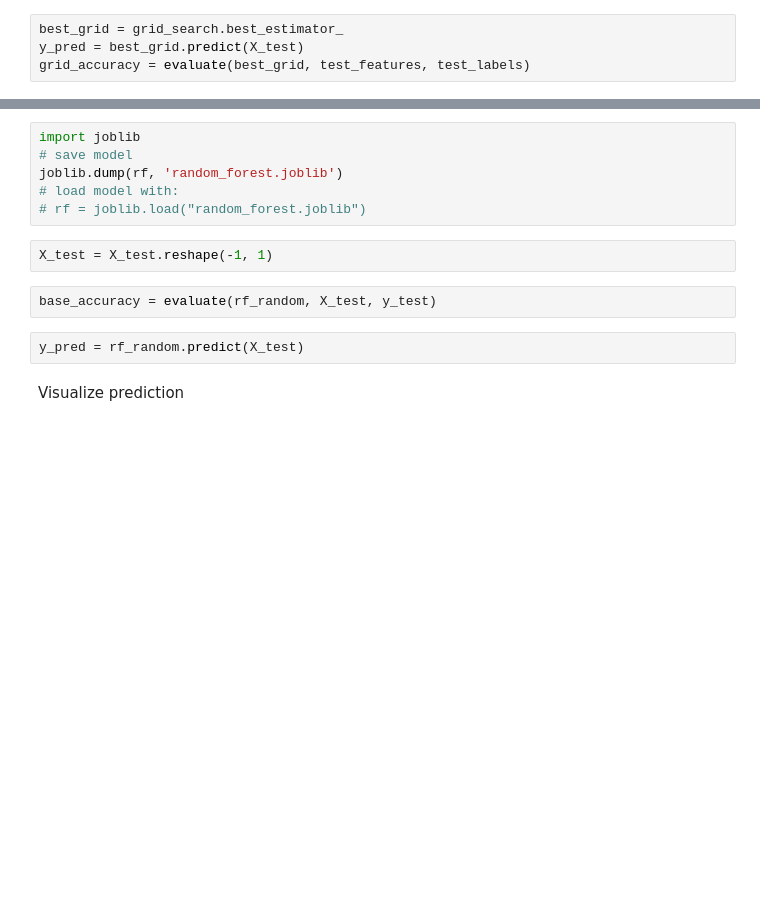
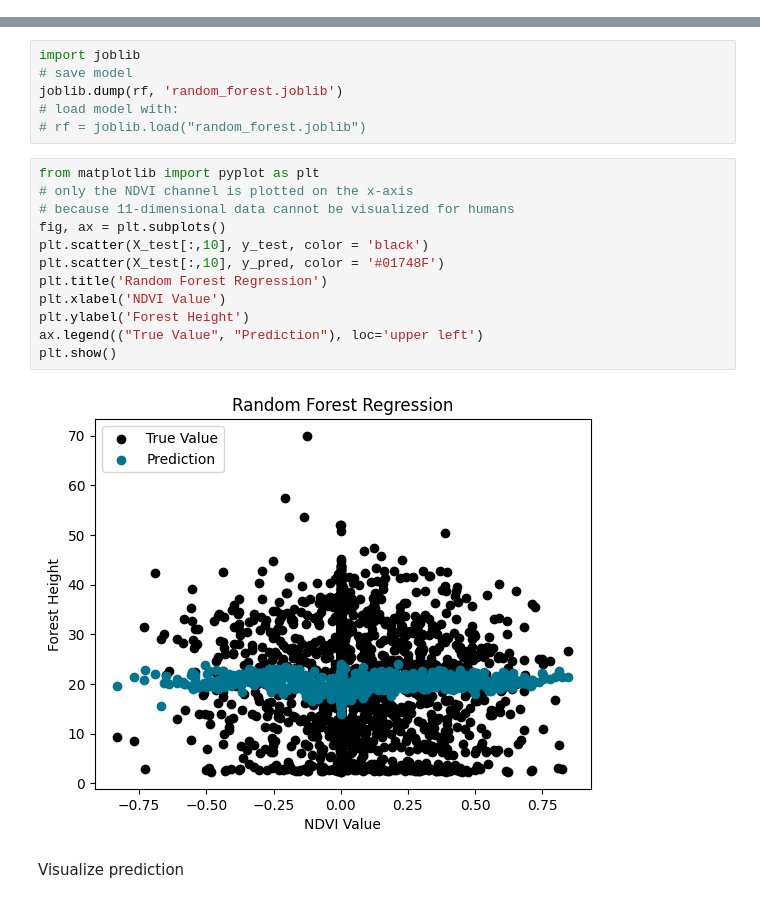
Before and after one commit to lgiesen/forest_height, a Jupyter notebook: notebooks/random_forest.ipynb, the cells around one changed output, grey strips where cells are left out. Drawn from its saved outputs; the diff is of its cells as text; blank space fills up the shorter version.

```diff
--- a/notebooks/random_forest.ipynb
+++ b/notebooks/random_forest.ipynb
@@ -291,4 +245,0 @@ grid_search.best_params_
-# %%
-best_grid = grid_search.best_estimator_
-y_pred = best_grid.predict(X_test)
-grid_accuracy = evaluate(best_grid, test_features, test_labels)
@@ -308,12 +251,20 @@ import joblib
 joblib.dump(rf, 'random_forest.joblib')
 # load model with:
 # rf = joblib.load("random_forest.joblib")
-# %%
-X_test = X_test.reshape(-1, 1)
-# %%
-base_accuracy = evaluate(rf_random, X_test, y_test)
-# %%
-y_pred = rf_random.predict(X_test)
+# %%
+from matplotlib import pyplot as plt
+# only the NDVI channel is plotted on the x-axis
+# because 11-dimensional data cannot be visualized for humans
+fig, ax = plt.subplots()
+plt.scatter(X_test[:,10], y_test, color = 'black')
+plt.scatter(X_test[:,10], y_pred, color = '#01748F')
+plt.title('Random Forest Regression')
+plt.xlabel('NDVI Value')
+plt.ylabel('Forest Height')
+ax.legend(("True Value", "Prediction"), loc='upper left')
+plt.show()
+# %% [output]
+[figure, added]
 # %% [markdown]
 Visualize prediction
 # %%
```
Also changed, not shown: parts of 26 cells of this notebook.
